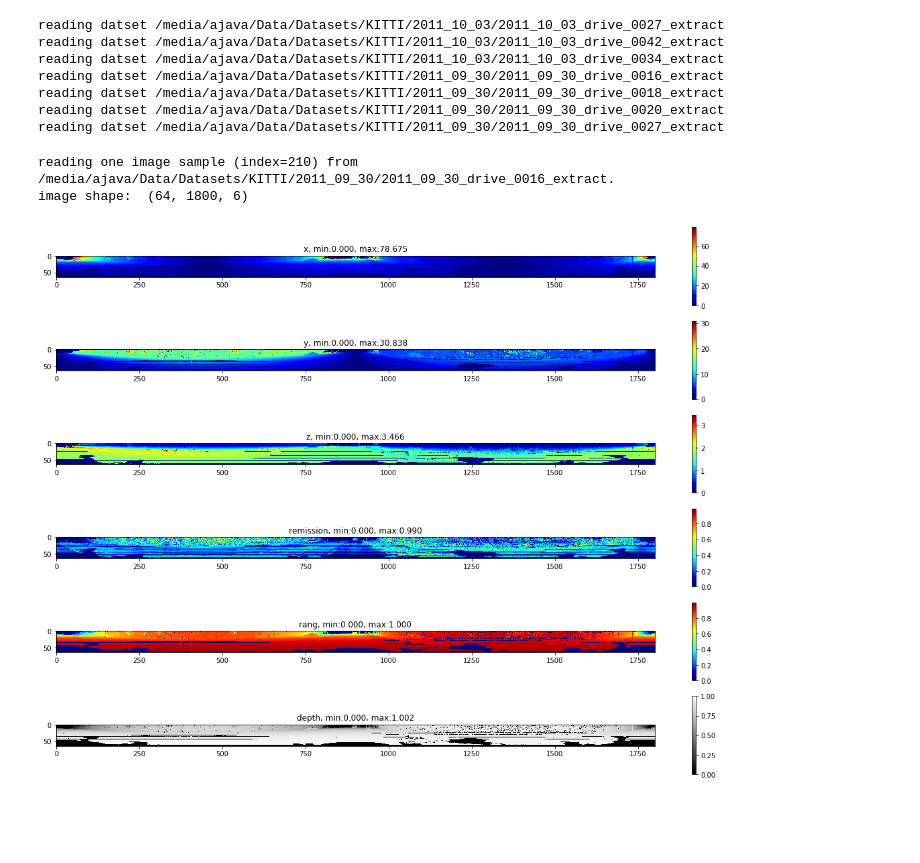
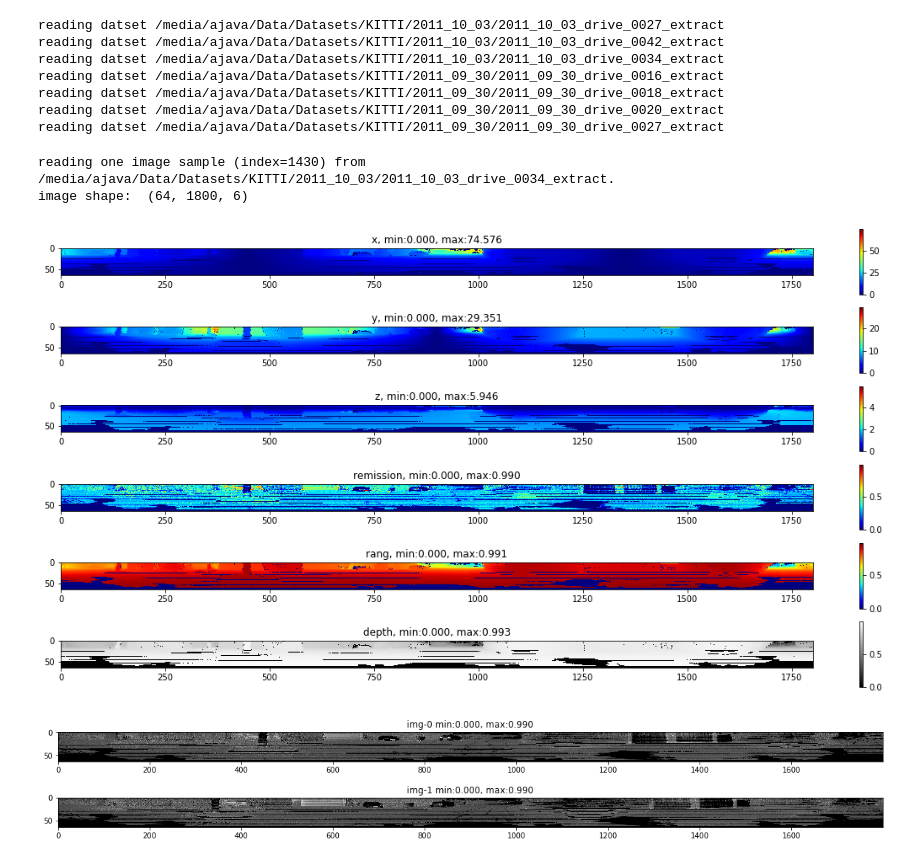
Before and after one commit to ArashJavan/DeepLIO, a Jupyter notebook: notebooks/01_kitti_ds_vis.ipynb, the cells around one changed output. Cells and saved outputs as stored; diff of their text form; code cells hidden in the pictures; blank space fills up the shorter version.

```diff
--- a/notebooks/01_kitti_ds_vis.ipynb
+++ b/notebooks/01_kitti_ds_vis.ipynb
@@ -50,32 +50,48 @@ reading datset /media/ajava/Data/Datasets/KITTI/2011_09_30/2011_09_30_drive_0027
 # %%
 ds_idx = np.random.randint(0, len(datasets))
 im_idx = np.random.randint(0, len(datasets[ds_idx]))
 
 dataset = datasets[ds_idx]
 print("reading one image sample (index={}) from {}.".format(im_idx, dataset.data_path))
 
 # get an sample image
 im = dataset.get_velo_image(im_idx)
 
 # convert negativ x, y, z coord. to postive
 im = np.abs(im)
 
 print("image shape: ", im.shape)
 
 viridis = cm.get_cmap('viridis', 512)
 gray = cm.get_cmap('gray', 1024)
 jet = cm.get_cmap('jet', 1024)
 CHANNEL_CMAP = [jet, jet, jet, jet, jet, gray]
 
-fig, axes = plt.subplots(num_channels, 1, figsize=(20, 15))
+fig, axes = plt.subplots(num_channels, 1, figsize=(20, 10))
 for i in range(num_channels):
     ax = axes[i]
     img = im[:, :, i]
     ax.imshow(img, cmap=CHANNEL_CMAP[i])
     ax.set_title("{}, min:{:.3f}, max:{:.3f}".format(CHANNEL_NAMES[i], img.min(), img.max()))
     psm = ax.pcolormesh(img, cmap=CHANNEL_CMAP[i], rasterized=True, vmin=img.min(), vmax=img.max())
     fig.colorbar(psm, ax=ax)
 # %% [output]
-reading one image sample (index=210) from /media/ajava/Data/Datasets/KITTI/2011_09_30/2011_09_30_drive_0016_extract.
+reading one image sample (index=1430) from /media/ajava/Data/Datasets/KITTI/2011_10_03/2011_10_03_drive_0034_extract.
 image shape:  (64, 1800, 6)
-[figure, old version]
+[figure, new version]
+# %%
+# get an sample image
+im_0 = dataset.get_velo_image(im_idx)
+# get an sample image
+im_1 = dataset.get_velo_image(im_idx+2)
+
+
+imgs = [im_0, im_1]
+fig, axes = plt.subplots(2, 1, figsize=(20, 3))
+for i in range(2):
+    ax = axes[i]
+    img = imgs[i][:, :, 3]
+    ax.imshow(img, cmap='gray')
+    ax.set_title("img-{} min:{:.3f}, max:{:.3f}".format(i, img.min(), img.max()))
+# %% [output]
+[figure, added]
```
Also changed, not shown: parts of 1 cell of this notebook, 21 other files.
